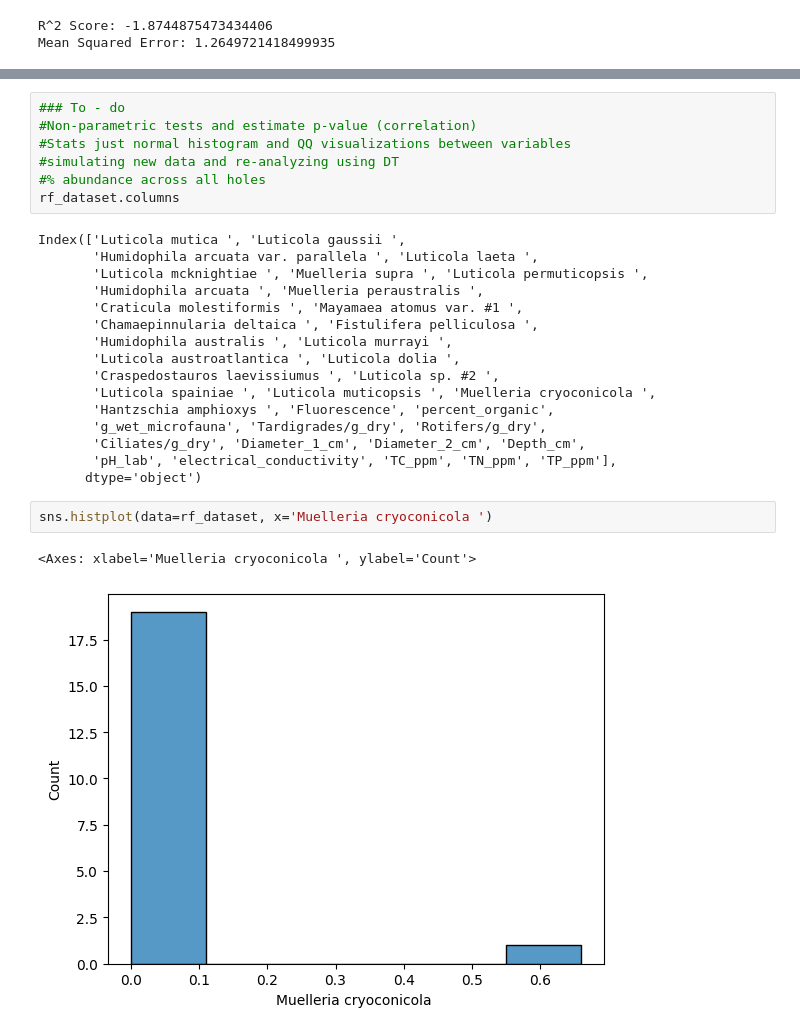
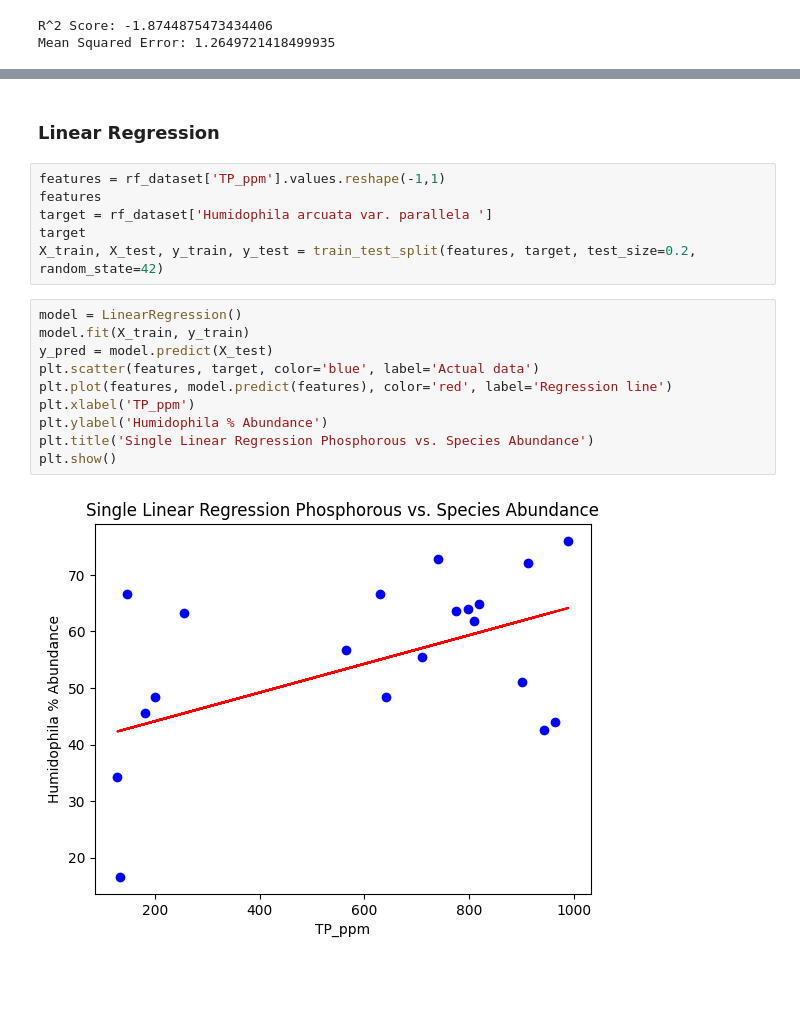
Before and after one commit to jtdocter27/Cryoconite-Analysis, a Jupyter notebook: diatom_data.ipynb, the cells around one changed output, grey strips where cells are left out. Cells and saved outputs as stored; diff of their text form; blank space fills up the shorter version.

Commit message:
Data Generated

```diff
--- a/diatom_data.ipynb
+++ b/diatom_data.ipynb
@@ -253,28 +248,20 @@ sns.histplot(data = rf_dataset, x='Humidophila arcuata var. parallela ')
-# %%
-### To - do
-#Non-parametric tests and estimate p-value (correlation)
-#Stats just normal histogram and QQ visualizations between variables
-#simulating new data and re-analyzing using DT
-#% abundance across all holes
-rf_dataset.columns
-# %% [output]
-Index(['Luticola mutica ', 'Luticola gaussii ',
-       'Humidophila arcuata var. parallela ', 'Luticola laeta ',
-       'Luticola mcknightiae ', 'Muelleria supra ', 'Luticola permuticopsis ',
-       'Humidophila arcuata ', 'Muelleria peraustralis ',
-       'Craticula molestiformis ', 'Mayamaea atomus var. #1 ',
-       'Chamaepinnularia deltaica ', 'Fistulifera pelliculosa ',
-       'Humidophila australis ', 'Luticola murrayi ',
-       'Luticola austroatlantica ', 'Luticola dolia ',
-       'Craspedostauros laevissiumus ', 'Luticola sp. #2 ',
-       'Luticola spainiae ', 'Luticola muticopsis ', 'Muelleria cryoconicola ',
-       'Hantzschia amphioxys ', 'Fluorescence', 'percent_organic',
-       'g_wet_microfauna', 'Tardigrades/g_dry', 'Rotifers/g_dry',
-       'Ciliates/g_dry', 'Diameter_1_cm', 'Diameter_2_cm', 'Depth_cm',
-       'pH_lab', 'electrical_conductivity', 'TC_ppm', 'TN_ppm', 'TP_ppm'],
-      dtype='object')
-# %%
-sns.histplot(data=rf_dataset, x='Muelleria cryoconicola ')
-# %% [output]
-<Axes: xlabel='Muelleria cryoconicola ', ylabel='Count'>
-[figure, removed]
+# %% [markdown]
+### Linear Regression
+# %%
+features = rf_dataset['TP_ppm'].values.reshape(-1,1)
+features
+target = rf_dataset['Humidophila arcuata var. parallela ']
+target
+X_train, X_test, y_train, y_test = train_test_split(features, target, test_size=0.2, random_state=42)
+# %%
+model = LinearRegression()
+model.fit(X_train, y_train)
+y_pred = model.predict(X_test)
+plt.scatter(features, target, color='blue', label='Actual data')
+plt.plot(features, model.predict(features), color='red', label='Regression line')
+plt.xlabel('TP_ppm')
+plt.ylabel('Humidophila % Abundance')
+plt.title('Single Linear Regression Phosphorous vs. Species Abundance')
+plt.show()
+# %% [output]
+[figure, added]
```
Also changed, not shown: parts of 30 cells of this notebook.
